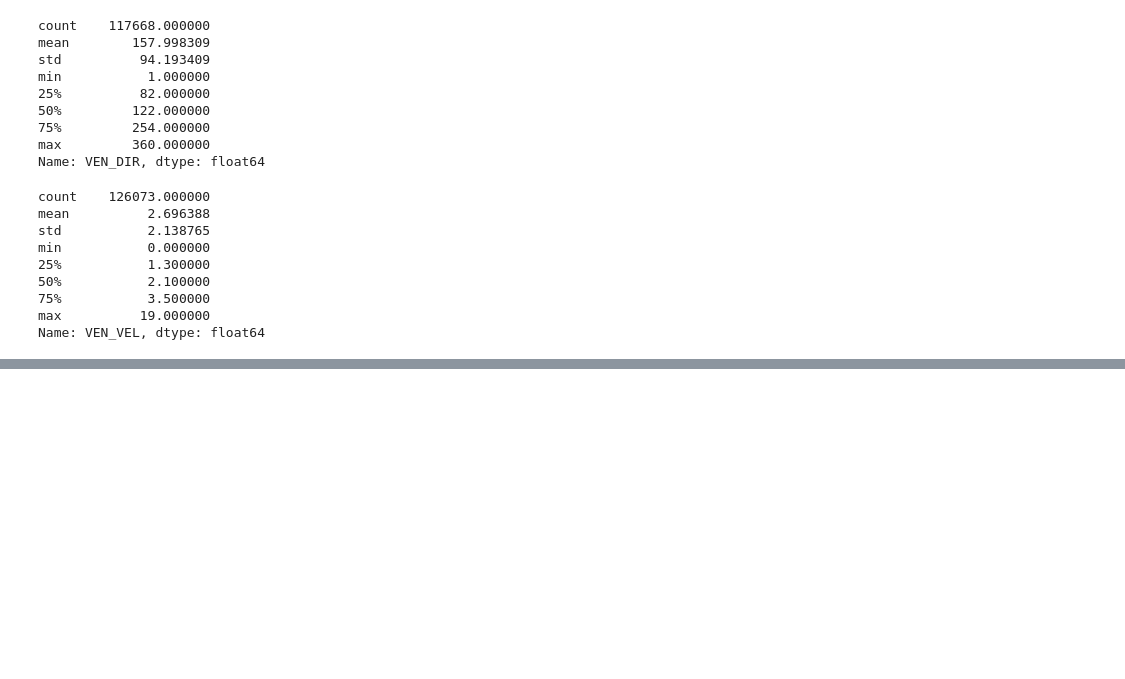
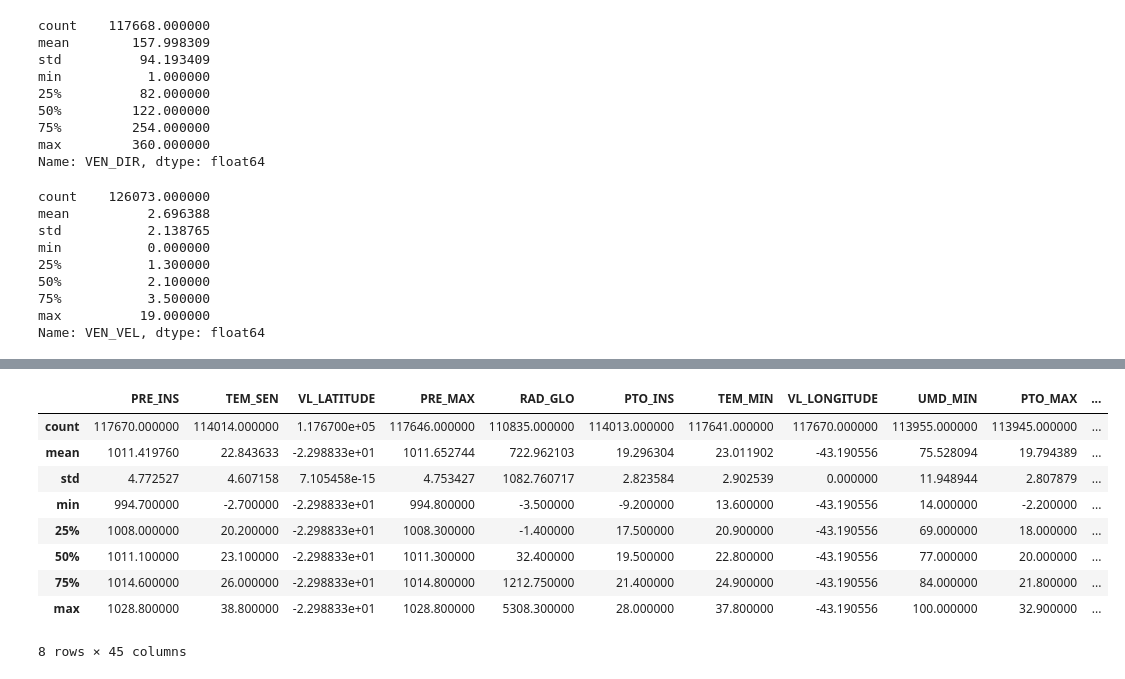
Before and after one commit to pedrojoaquim01/atmoseer, a Jupyter notebook: notebooks/playground.ipynb, the cells around one changed output, grey strips where cells are left out. Saved outputs shown, nothing was run; the diff lists cells and outputs as text; code cells hidden in the pictures; blank space fills up the shorter version.

```diff
--- a/notebooks/playground.ipynb
+++ b/notebooks/playground.ipynb
@@ -763,0 +878,13 @@ memory usage: 28.4+ MB
+# %%
+merged_df.describe()
+# %% [output]
+|  | PRE_INS | TEM_SEN | VL_LATITUDE | PRE_MAX | RAD_GLO | PTO_INS | TEM_MIN | VL_LONGITUDE | UMD_MIN | PTO_MAX | ... |
+| count | 117670.000000 | 114014.000000 | 1.176700e+05 | 117646.000000 | 110835.000000 | 114013.000000 | 117641.000000 | 117670.000000 | 113955.000000 | 113945.000000 | ... |
+| mean | 1011.419760 | 22.843633 | -2.298833e+01 | 1011.652744 | 722.962103 | 19.296304 | 23.011902 | -43.190556 | 75.528094 | 19.794389 | ... |
+| std | 4.772527 | 4.607158 | 7.105458e-15 | 4.753427 | 1082.760717 | 2.823584 | 2.902539 | 0.000000 | 11.948944 | 2.807879 | ... |
+| min | 994.700000 | -2.700000 | -2.298833e+01 | 994.800000 | -3.500000 | -9.200000 | 13.600000 | -43.190556 | 14.000000 | -2.200000 | ... |
+| 25% | 1008.000000 | 20.200000 | -2.298833e+01 | 1008.300000 | -1.400000 | 17.500000 | 20.900000 | -43.190556 | 69.000000 | 18.000000 | ... |
+| 50% | 1011.100000 | 23.100000 | -2.298833e+01 | 1011.300000 | 32.400000 | 19.500000 | 22.800000 | -43.190556 | 77.000000 | 20.000000 | ... |
+| 75% | 1014.600000 | 26.000000 | -2.298833e+01 | 1014.800000 | 1212.750000 | 21.400000 | 24.900000 | -43.190556 | 84.000000 | 21.800000 | ... |
+| max | 1028.800000 | 38.800000 | -2.298833e+01 | 1028.800000 | 5308.300000 | 28.000000 | 37.800000 | -43.190556 | 100.000000 | 32.900000 | ... |
+8 rows × 45 columns
```
Also changed, not shown: parts of 50 cells of this notebook, 3 other files.
